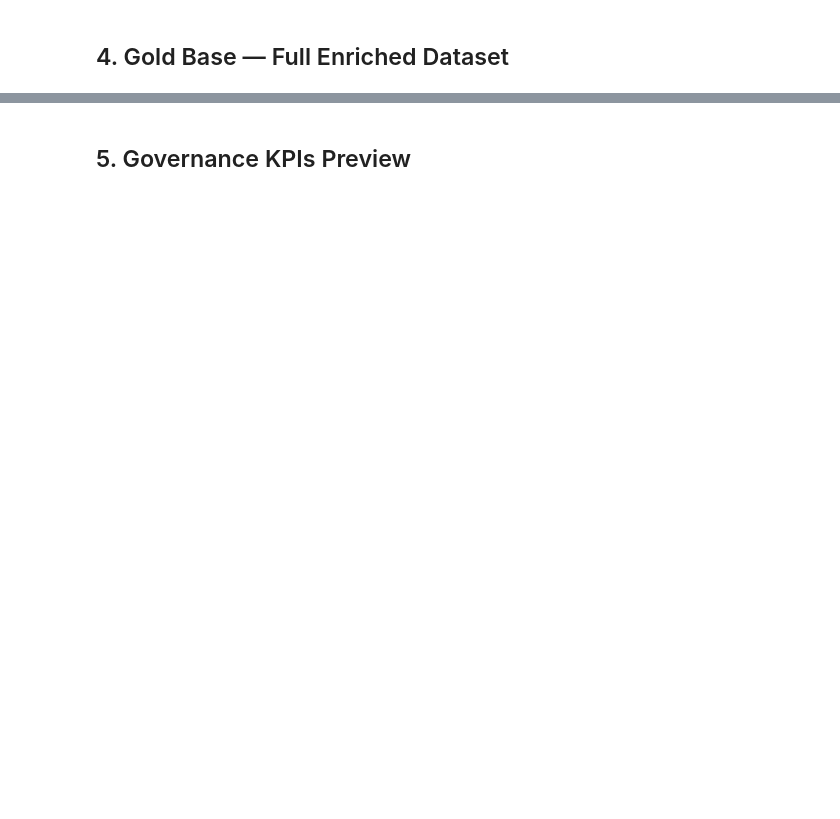
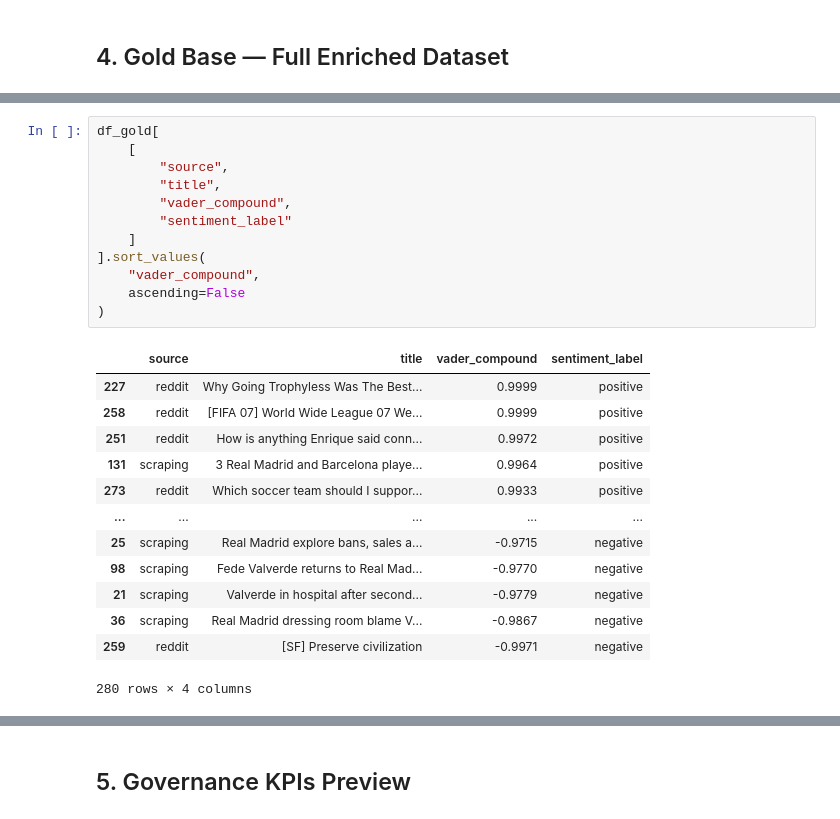
Before and after one commit to EstebanBautista24/prog_analisis_datos, a Jupyter notebook: notebooks/notebook_2_gold_preview.ipynb, the cells around one changed output, grey strips where cells are left out. Cells and saved outputs as stored; diff of their text form; blank space fills up the shorter version.

```diff
--- a/notebooks/notebook_2_gold_preview.ipynb
+++ b/notebooks/notebook_2_gold_preview.ipynb
@@ -122,0 +146,26 @@ dtype: object
+# %%
+df_gold[
+    [
+        "source",
+        "title",
+        "vader_compound",
+        "sentiment_label"
+    ]
+].sort_values(
+    "vader_compound",
+    ascending=False
+)
+# %% [output]
+|  | source | title | vader_compound | sentiment_label |
+| 227 | reddit | Why Going Trophyless Was The Best... | 0.9999 | positive |
+| 258 | reddit | [FIFA 07] World Wide League 07 We... | 0.9999 | positive |
+| 251 | reddit | How is anything Enrique said conn... | 0.9972 | positive |
+| 131 | scraping | 3 Real Madrid and Barcelona playe... | 0.9964 | positive |
+| 273 | reddit | Which soccer team should I suppor... | 0.9933 | positive |
+| ... | ... | ... | ... | ... |
+| 25 | scraping | Real Madrid explore bans, sales a... | -0.9715 | negative |
+| 98 | scraping | Fede Valverde returns to Real Mad... | -0.9770 | negative |
+| 21 | scraping | Valverde in hospital after second... | -0.9779 | negative |
+| 36 | scraping | Real Madrid dressing room blame V... | -0.9867 | negative |
+| 259 | reddit | [SF] Preserve civilization | -0.9971 | negative |
+280 rows × 4 columns
```
Also changed, not shown: parts of 17 cells of this notebook, 58 other files.
